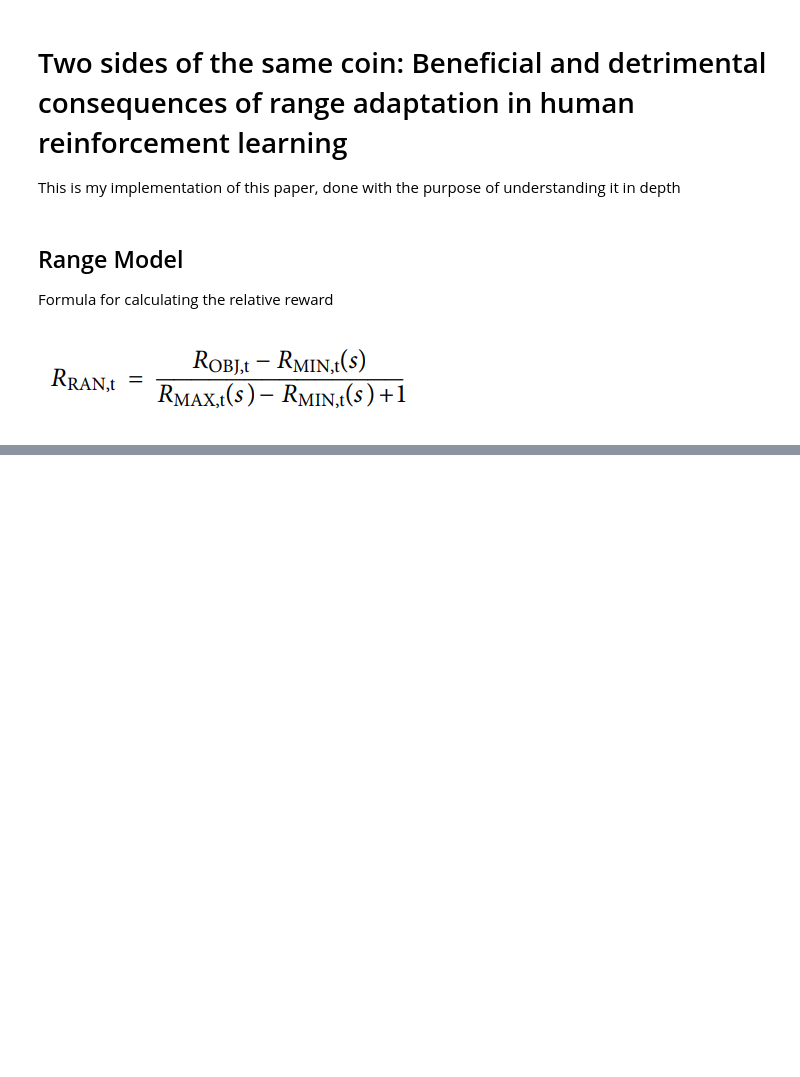
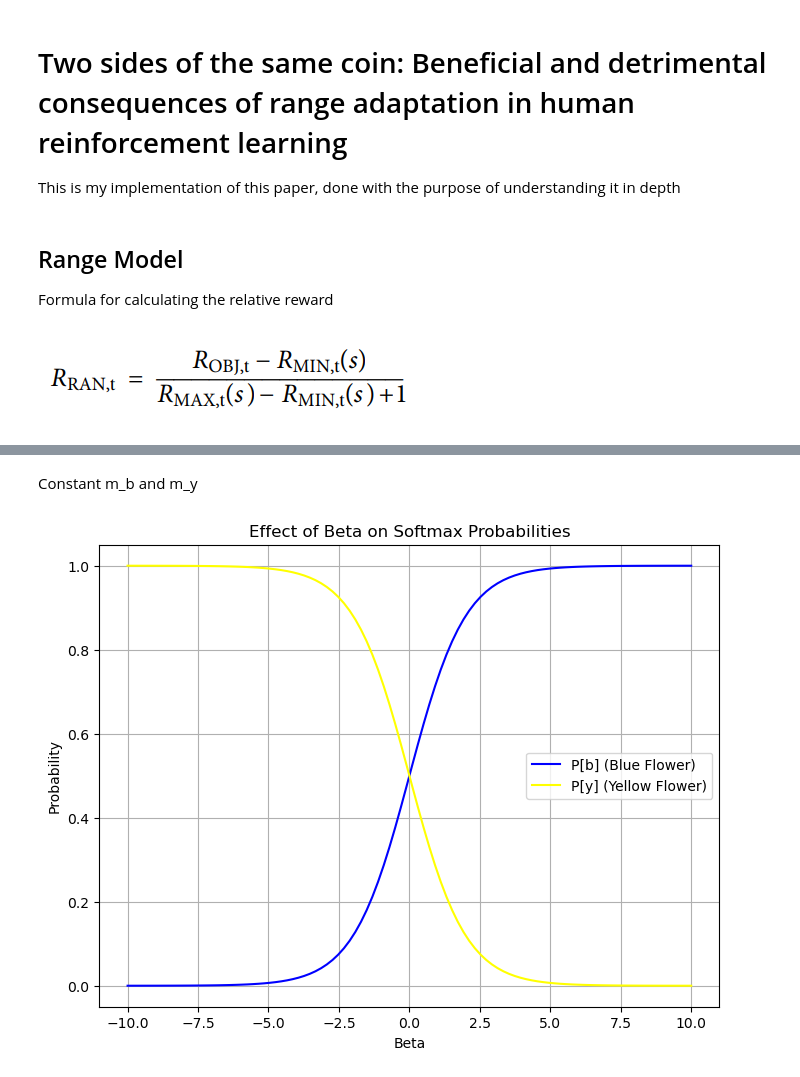
Before and after one commit to AndresBriC/RL-Study, a Jupyter notebook: twoSidesSameCoin.ipynb, the cells around one changed output, grey strips where cells are left out. Saved outputs shown, nothing was run; the diff lists cells and outputs as text; code cells hidden in the pictures; blank space fills up the shorter version.

```diff
--- a/twoSidesSameCoin.ipynb
+++ b/twoSidesSameCoin.ipynb
@@ -190,0 +226,28 @@ Q-table: [0.74751277 0.2663463 ]
+# %% [markdown]
+Constant m_b and m_y
+# %%
+# Fix m_b and m_y and vary beta
+m_b = 3  # Fixed action value for blue flower
+m_y = 2  # Fixed action value for yellow flower
+beta_values = np.linspace(-10, 10, 100)  # Varying beta from 0.1 to 10
+
+# Calculate probabilities
+P_b_values = []
+P_y_values = []
+for beta in beta_values:
+    P_b, P_y = softmax(m_b, m_y, beta)
+    P_b_values.append(P_b)
+    P_y_values.append(P_y)
+
+# Plotting
+plt.figure(figsize=(8, 6))
+plt.plot(beta_values, P_b_values, label='P[b] (Blue Flower)', color='blue')
+plt.plot(beta_values, P_y_values, label='P[y] (Yellow Flower)', color='yellow')
+plt.xlabel('Beta')
+plt.ylabel('Probability')
+plt.title('Effect of Beta on Softmax Probabilities')
+plt.legend()
+plt.grid(True)
+plt.show()
+# %% [output]
+[figure, added]
```
Also changed, not shown: parts of 13 cells of this notebook, 2 other files.
